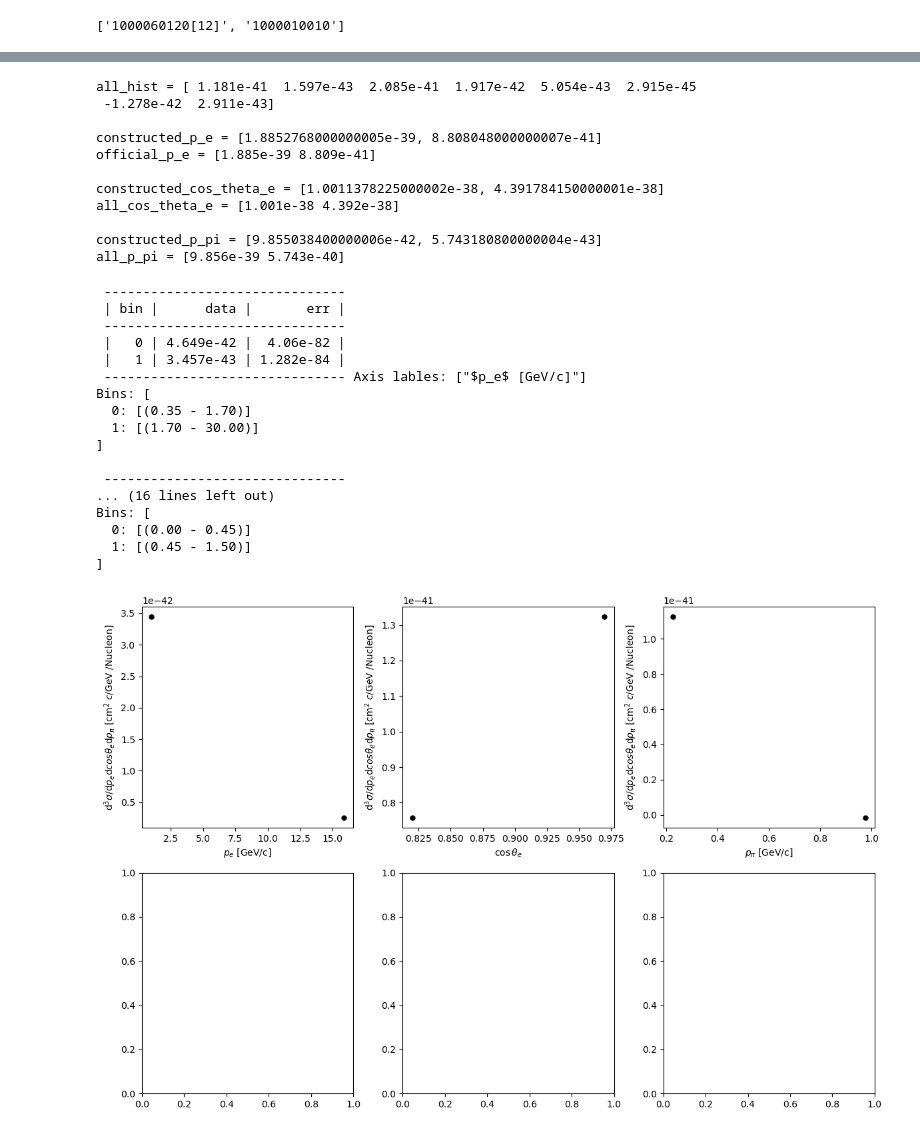
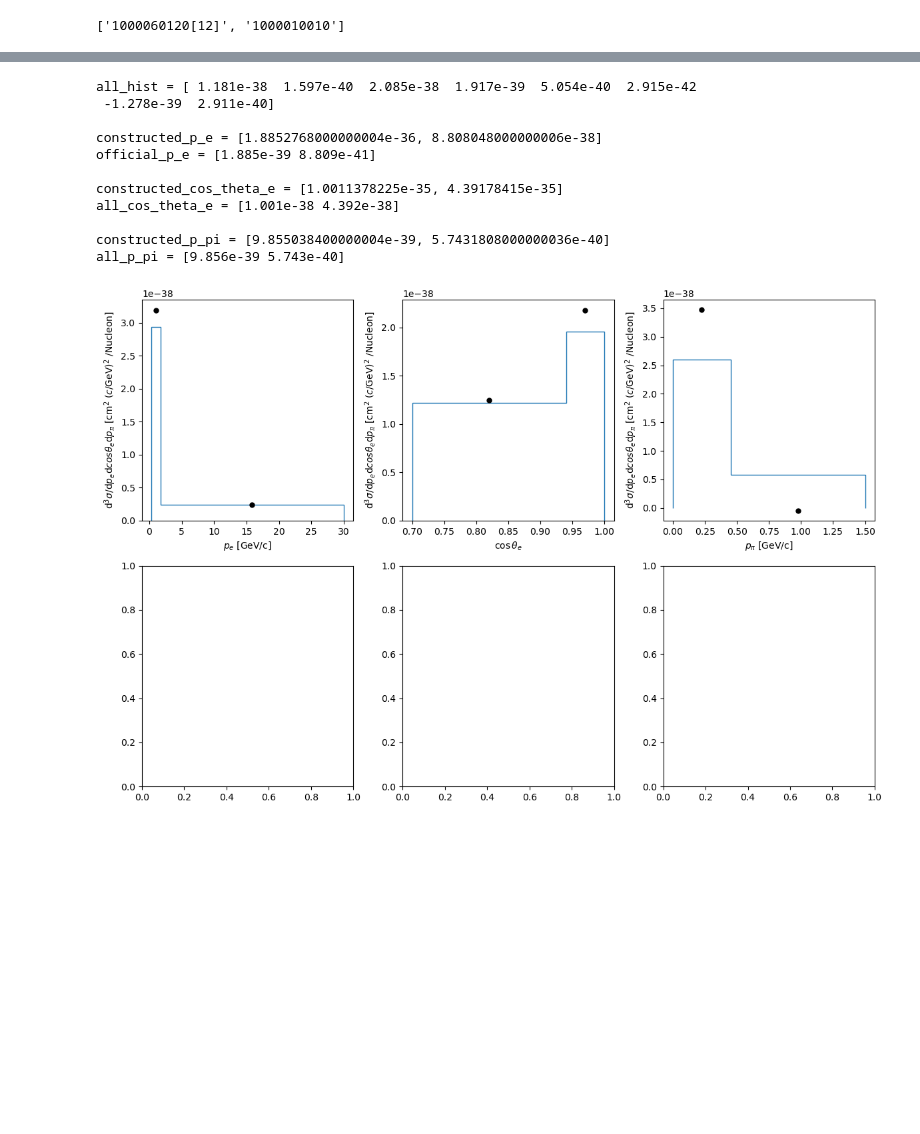
Before and after one commit to NUISANCEMC/notebooks, a Jupyter notebook: T2Knuepi.ipynb, the cells around one changed output, grey strips where cells are left out. Saved outputs shown, nothing was run; the diff lists cells and outputs as text; code cells hidden in the pictures; blank space fills up the shorter version.

```diff
--- a/T2Knuepi.ipynb
+++ b/T2Knuepi.ipynb
@@ -35,11 +36,3 @@ fi
 neut_events = pn.EventSource("events_for_t2k_nuepi.hepmc3.gz")
 if not neut_events:
     print("Failed to read file")
-# %%
-comparison = ana.process(neut_events)
-dh = comparison.data[0]
-print(dh.values)
-print(dh.binning.bin_sizes())
-dh.values = dh.values.squeeze() * dh.binning.bin_sizes()
-print(dh.values)
-print(dh.project(0).values.squeeze() / dh.project(0).binning.bin_sizes())
@@ -66,7 +40,7 @@ print(dh.project(0).values.squeeze() / dh.project(0).binning.bin_sizes())
 import ROOT
 import numpy as np
 
-dr = ROOT.TFile("/root/software/NUISANCEMC/neutrino_data/data/T2K/CrossSection/nue_CCPiplus_2024/release/xsec_data_3D_fix.root")
+dr = ROOT.TFile("/root/software/NUISANCEMC/neutrino_data/data/T2K/CrossSection/nue_CCPiplus_2024/release/xsec_data_3D.root")
 
 def get_hist_vals(name):
     dh = dr.Get(name)
@@ -110,56 +84,37 @@ for i in [8,9,10,11]:
 print(f"\nconstructed_p_pi = {constructed_p_pi}")
 print(f"all_p_pi = {all_p_pi}")
 # %% [output]
-all_hist = [ 1.181e-41  1.597e-43  2.085e-41  1.917e-42  5.054e-43  2.915e-45
- -1.278e-42  2.911e-43]
+all_hist = [ 1.181e-38  1.597e-40  2.085e-38  1.917e-39  5.054e-40  2.915e-42
+ -1.278e-39  2.911e-40]
 
-constructed_p_e = [1.8852768000000005e-39, 8.808048000000007e-41]
+constructed_p_e = [1.8852768000000004e-36, 8.808048000000006e-38]
 official_p_e = [1.885e-39 8.809e-41]
 
-constructed_cos_theta_e = [1.0011378225000002e-38, 4.391784150000001e-38]
+constructed_cos_theta_e = [1.0011378225e-35, 4.39178415e-35]
 all_cos_theta_e = [1.001e-38 4.392e-38]
 
-constructed_p_pi = [9.855038400000006e-42, 5.743180800000004e-43]
+constructed_p_pi = [9.855038400000004e-39, 5.7431808000000036e-40]
 all_p_pi = [9.856e-39 5.743e-40]
 # %%
 import matplotlib.pyplot as plt
 
 comparison = ana.process(neut_events)
 
+pred = comparison.predictions[0]
+
 fig, axes = plt.subplots(2,3, figsize=(12,8))
 
-d_count = comparison.data[0]
-# d_count.values = d_count.values * d_count.binning.bin_sizes()
+for i in range(3):
+    d_proj = comparison.data[0].project(i)
 
-p_count = comparison.predictions[0]
-p_count.values = p_count.values * p_count.binning.bin_sizes()
+    d_proj.mpl().data_hist(plot_axis=axes[0][i])
 
-for i in range(3):
-    d_proj = d_count.project(i)
-    print(d_proj,d_proj.binning)
-    # d_proj.values = d_proj.values / d_proj.binning.bin_sizes()
-    d_proj.mpl().data_hist(plot_axis=axes[0][i])
-    # comparison.predictions[0].project(i).mpl().hist(histtype="step", plot_axis=axes[0][i])
-    # comparison.predictions[0].project(i).mpl().hist(histtype="step", plot_axis=axes[1][i])
+    p_proj = pred.project(i)
+    p_proj.values = p_proj.values * 2
+
+    p_proj.mpl().hist(histtype="step", plot_axis=axes[0][i])
 
 fig.tight_layout()
 fig.show()
 # %% [output]
- -------------------------------
- | bin |      data |       err |
- -------------------------------
- |   0 | 4.649e-42 |  4.06e-82 |
- |   1 | 3.457e-43 | 1.282e-84 |
- ------------------------------- Axis lables: ["$p_e$ [GeV/c]"]
-Bins: [
-  0: [(0.35 - 1.70)]
-  1: [(1.70 - 30.00)]
-]
-
- -------------------------------
-... (16 lines left out)
-Bins: [
-  0: [(0.00 - 0.45)]
-  1: [(0.45 - 1.50)]
-]
-[figure, old version]
+[figure, new version]
```
Also changed, not shown: parts of 3 cells of this notebook, 3 other files.
